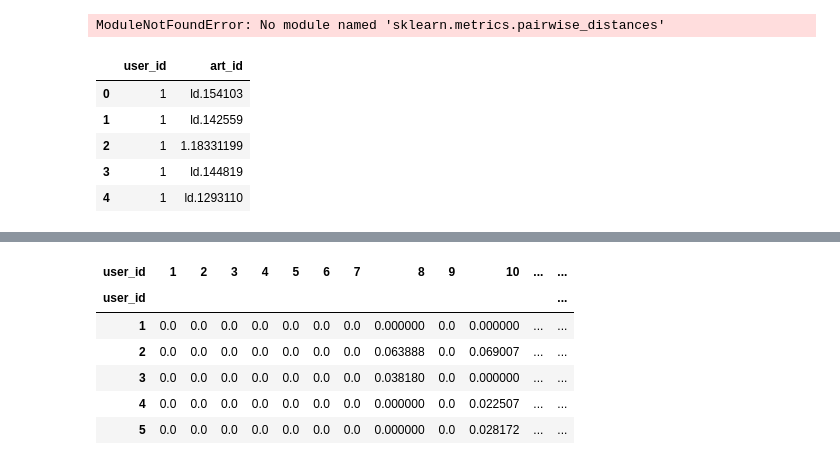
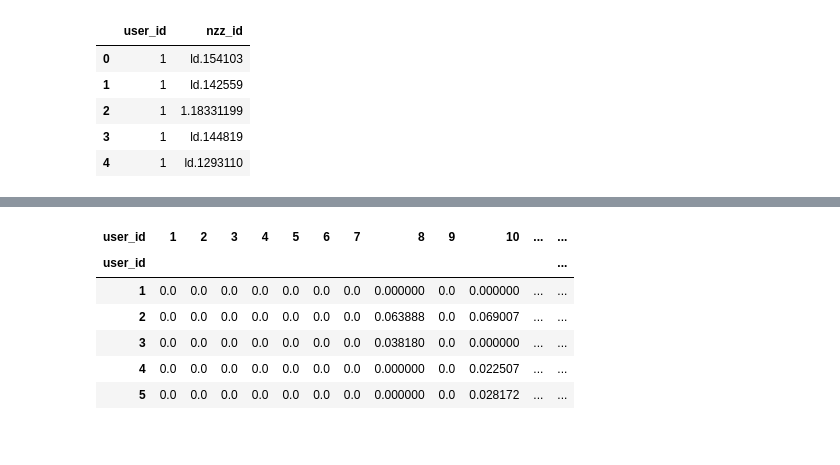
Before and after one commit to amakarewicz/RecommenderSystem, a Jupyter notebook: Kamil/notebooks/user_user_similarity.ipynb, the cells around one changed output, grey strips where cells are left out. Drawn from its saved outputs; the diff is of its cells as text; code cells hidden in the pictures.

Commit message:
testing more models

```diff
--- a/Kamil/notebooks/user_user_similarity.ipynb
+++ b/Kamil/notebooks/user_user_similarity.ipynb
@@ -1,16 +1,21 @@
 # %%
 from sklearn.metrics.pairwise import cosine_similarity
-import sklearn.metrics.pairwise_distances as
 import pandas as pd
 import numpy as np
+
+import sys
+sys.path.append('../code')
+from user_similarity_model import UserSimilarityModel
+from model_evaluator import ModelEvaluator
+from sklearn.model_selection import train_test_split
+
+model_evaluator = ModelEvaluator()
-# %% [output]
-ModuleNotFoundError: No module named 'sklearn.metrics.pairwise_distances'
 # %%
 readers = pd.read_csv("../data/readers.csv")
-readers = readers.rename(columns={"id":"user_id"})
+readers = readers.rename(columns={"id":"user_id", "art_id":"nzz_id"})
 readers.head()
 # %% [output]
-|  | user_id | art_id |
+|  | user_id | nzz_id |
 | 0 | 1 | ld.154103 |
 | 1 | 1 | ld.142559 |
 | 2 | 1 | 1.18331199 |
```
Also changed, not shown: parts of 13 cells of this notebook, 7 other files.
